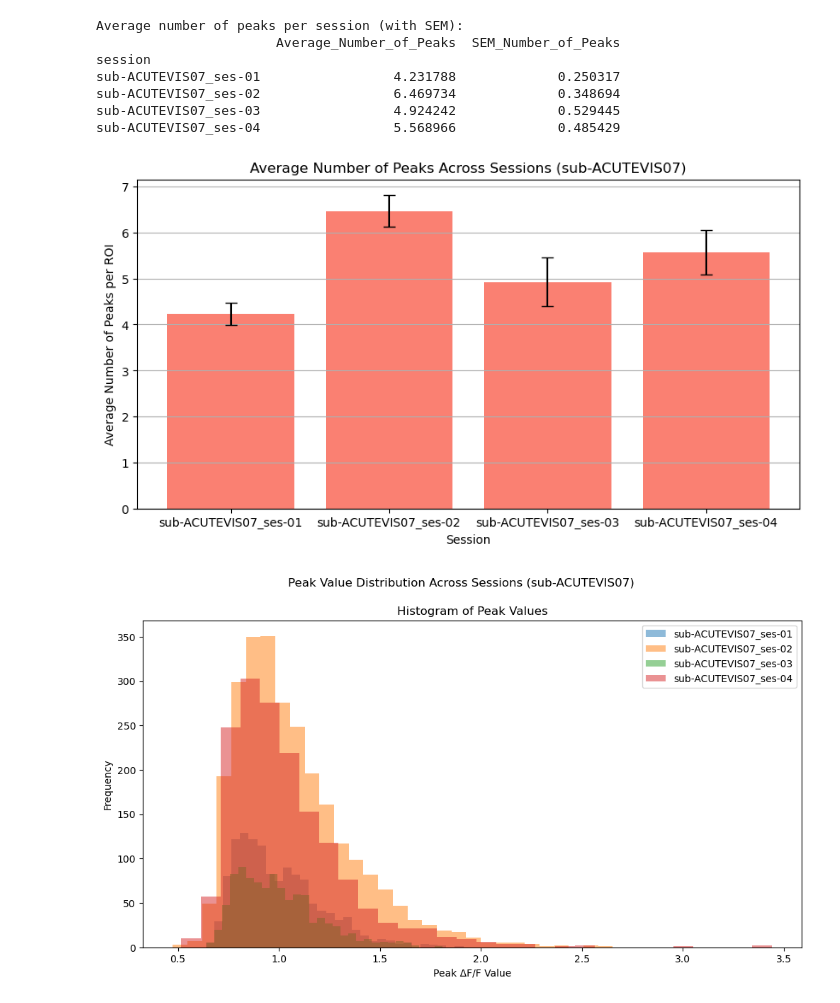
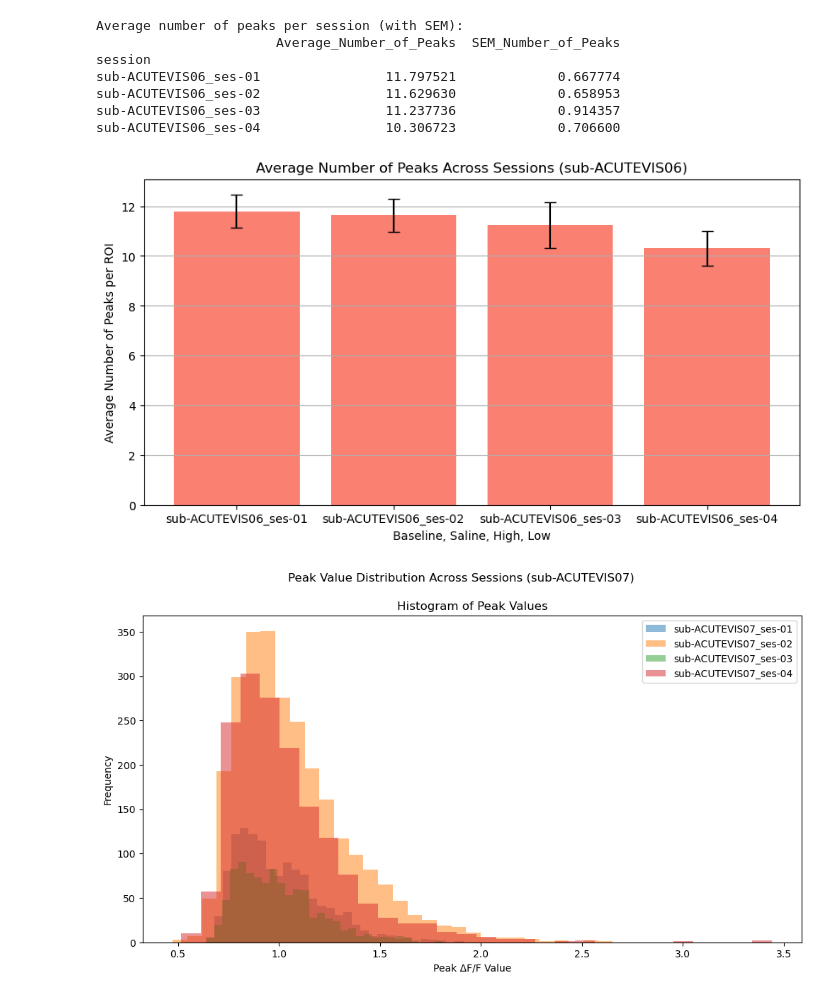
Before and after one commit to sindhujabaskar/sipelab_scripts, a Jupyter notebook: population_report.ipynb, the cells around one changed output. Cells and saved outputs as stored; diff of their text form; code cells hidden in the pictures.

```diff
--- a/population_report.ipynb
+++ b/population_report.ipynb
@@ -84,13 +128,26 @@ Suite2p search path: C:\dev\ACUTEVIS\processed\func\sub-ACUTEVIS07\mov
 # %%
 # LOAD DATA
-if 'suite2p_base_dir' not in globals():
-    raise NameError("Global context not initialised. Run the GLOBAL CONTEXT cell before loading data.")
+DATA_ROOT = Path(r"C:\dev\ACUTEVIS\processed\func")
+subject_id = "sub-ACUTEVIS06"
+session_id = "ses-02"
+roi_id = 0
+
+subject_label, session_label, requested_session_key = build_session_key(subject_id, session_id)
+suite2p_base_dir = DATA_ROOT / subject_label / "mov"
+
+if not suite2p_base_dir.exists():
+    raise FileNotFoundError(f"Base directory not found: {suite2p_base_dir}")
+
+print(f"Configured subject: {subject_label}, session: {session_label}, ROI: {roi_id}")
+print(f"Suite2p search path: {suite2p_base_dir}")
+
 suite2p_sessions = load_suite2p_outputs(suite2p_base_dir)
 available_sessions = list(suite2p_sessions.keys())
 print(f"Loaded Suite2p outputs for {len(suite2p_sessions)} sessions: {available_sessions}")
 
+if requested_session_key not in suite2p_sessions:
+    raise KeyError(f"Requested session {requested_session_key} not found. Available sessions: {available_sessions}")
+
 selected_session_key = requested_session_key
-if selected_session_key not in suite2p_sessions:
-    raise KeyError(f"Requested session {selected_session_key} not found. Available sessions: {available_sessions}")
 print(f"Active session set to {selected_session_key}")
 # %% [output]
@@ -229,7 +283,7 @@ def detect_roi_peaks(session_results, prominence=1.0, height=None, distance=None
     peaks_df = pd.DataFrame(peak_records)
     return peak_summary, peaks_df
 
-roi_peaks_by_session, roi_peak_df = detect_roi_peaks(session_results, prominence=0.8)
+roi_peaks_by_session, roi_peak_df = detect_roi_peaks(session_results, prominence=0.7)
 print(f"Peak DataFrame shape: {roi_peak_df.shape}")
 roi_peak_df.head()
 # %% [output]
@@ -290,39 +344,39 @@ peaks_per_roi = (
     roi_peak_df.groupby(['session', 'roi_index'])
     .size()
     .reset_index(name='peak_count')
 )
 avg_num_peaks_by_session = peaks_per_roi.groupby('session')['peak_count'].mean()
 sem_num_peaks_by_session = peaks_per_roi.groupby('session')['peak_count'].sem().fillna(0)
 summary_df = pd.DataFrame({
     'Average_Number_of_Peaks': avg_num_peaks_by_session,
     'SEM_Number_of_Peaks': sem_num_peaks_by_session
 })
 print("Average number of peaks per session (with SEM):")
 print(summary_df)
 
 # PLOT AVG NUMBER OF PEAKS ACROSS SESSIONS
 plt.figure(figsize=(10, 5))
 plt.bar(
     avg_num_peaks_by_session.index,
     avg_num_peaks_by_session.values,
     yerr=sem_num_peaks_by_session.values,
     color='salmon',
     capsize=5
 )
 plt.title(f"Average Number of Peaks Across Sessions ({subject_label})")
-plt.xlabel("Session")
+plt.xlabel("Baseline, Saline, High, Low")
 plt.ylabel("Average Number of Peaks per ROI")
 plt.grid(axis='y')
 plt.show()
 # %% [output]
 Average number of peaks per session (with SEM):
                        Average_Number_of_Peaks  SEM_Number_of_Peaks
 session
-sub-ACUTEVIS07_ses-01                 4.231788             0.250317
-sub-ACUTEVIS07_ses-02                 6.469734             0.348694
-sub-ACUTEVIS07_ses-03                 4.924242             0.529445
-sub-ACUTEVIS07_ses-04                 5.568966             0.485429
+sub-ACUTEVIS06_ses-01                11.797521             0.667774
+sub-ACUTEVIS06_ses-02                11.629630             0.658953
+sub-ACUTEVIS06_ses-03                11.237736             0.914357
+sub-ACUTEVIS06_ses-04                10.306723             0.706600
-[figure, old version]
+[figure, new version]
 # %%
 # PEAK FREQUENCY DISTRIBUTION ACROSS SESSIONS
 plt.figure(figsize=(12, 6))
```
Also changed, not shown: parts of 11 cells of this notebook.
